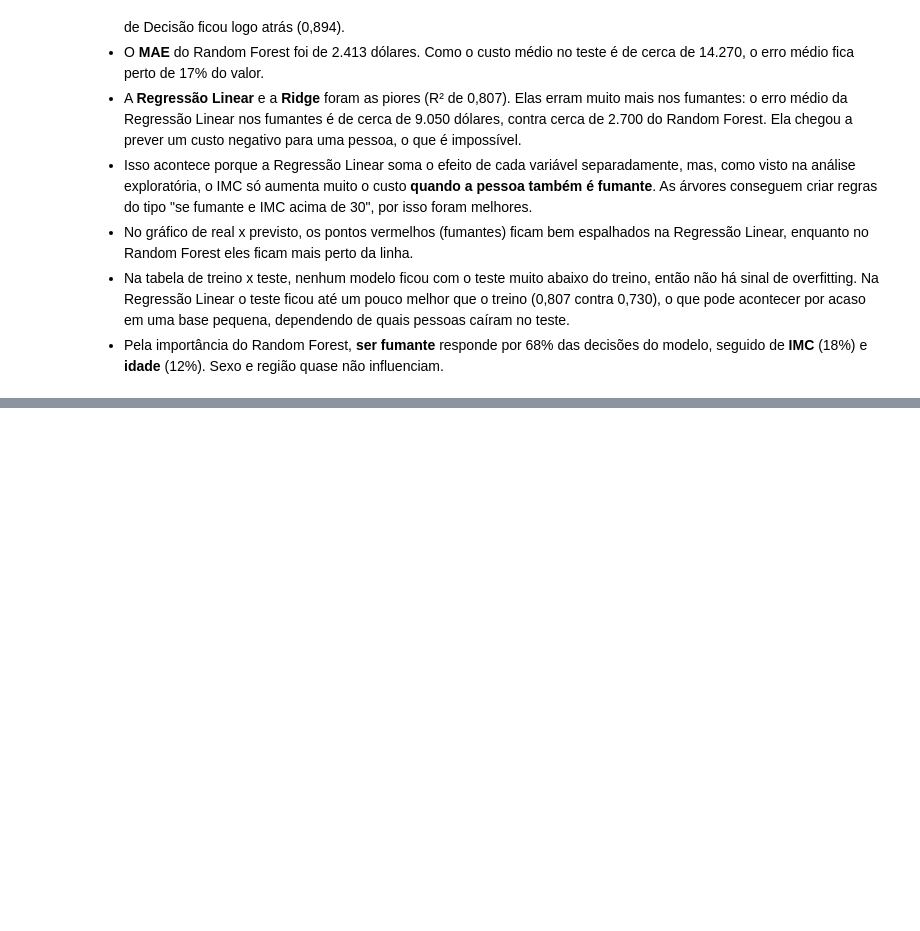
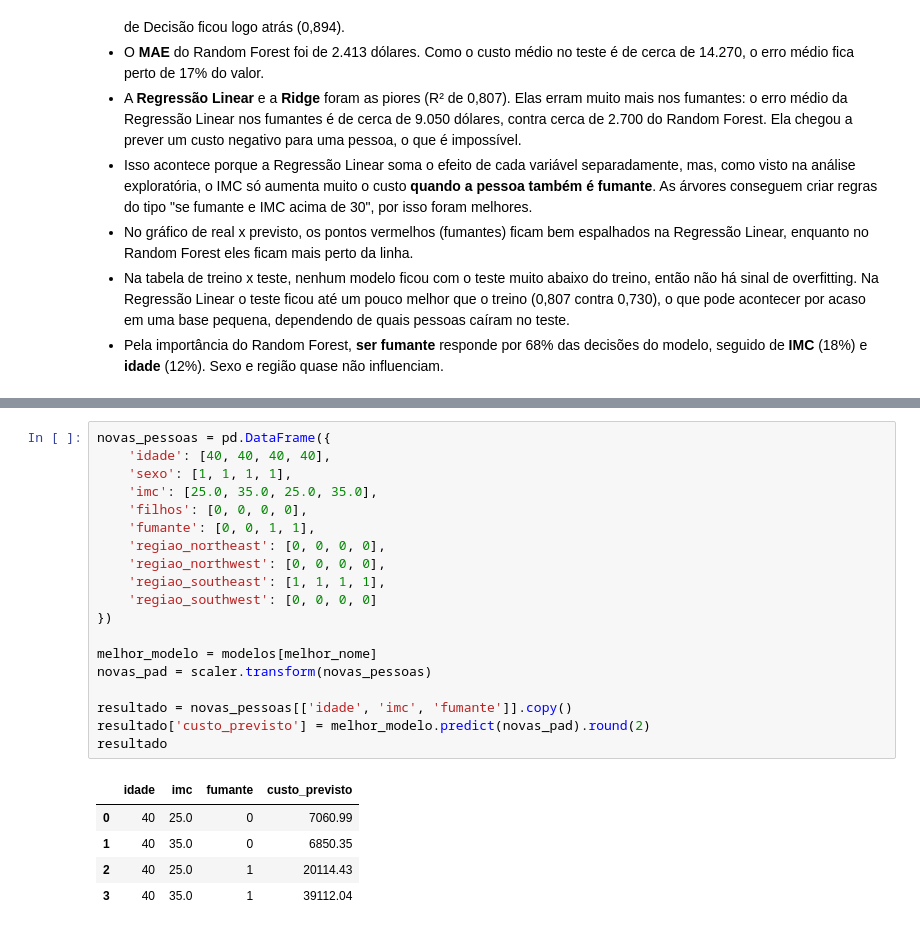
Before and after one commit to JlucasFaria/projeto-ml, a Jupyter notebook: notebooks/06_custo_seguro.ipynb, the cells around one changed output, grey strips where cells are left out. Drawn from its saved outputs; the diff is of its cells as text; blank space fills up the shorter version.

```diff
--- a/notebooks/06_custo_seguro.ipynb
+++ b/notebooks/06_custo_seguro.ipynb
@@ -420,0 +425,25 @@ dtype: float64
+# %%
+novas_pessoas = pd.DataFrame({
+    'idade': [40, 40, 40, 40],
+    'sexo': [1, 1, 1, 1],
+    'imc': [25.0, 35.0, 25.0, 35.0],
+    'filhos': [0, 0, 0, 0],
+    'fumante': [0, 0, 1, 1],
+    'regiao_northeast': [0, 0, 0, 0],
+    'regiao_northwest': [0, 0, 0, 0],
+    'regiao_southeast': [1, 1, 1, 1],
+    'regiao_southwest': [0, 0, 0, 0]
+})
+
+melhor_modelo = modelos[melhor_nome]
+novas_pad = scaler.transform(novas_pessoas)
+
+resultado = novas_pessoas[['idade', 'imc', 'fumante']].copy()
+resultado['custo_previsto'] = melhor_modelo.predict(novas_pad).round(2)
+resultado
+# %% [output]
+|  | idade | imc | fumante | custo_previsto |
+| 0 | 40 | 25.0 | 0 | 7060.99 |
+| 1 | 40 | 35.0 | 0 | 6850.35 |
+| 2 | 40 | 25.0 | 1 | 20114.43 |
+| 3 | 40 | 35.0 | 1 | 39112.04 |
```
Also changed, not shown: parts of 2 cells of this notebook.
